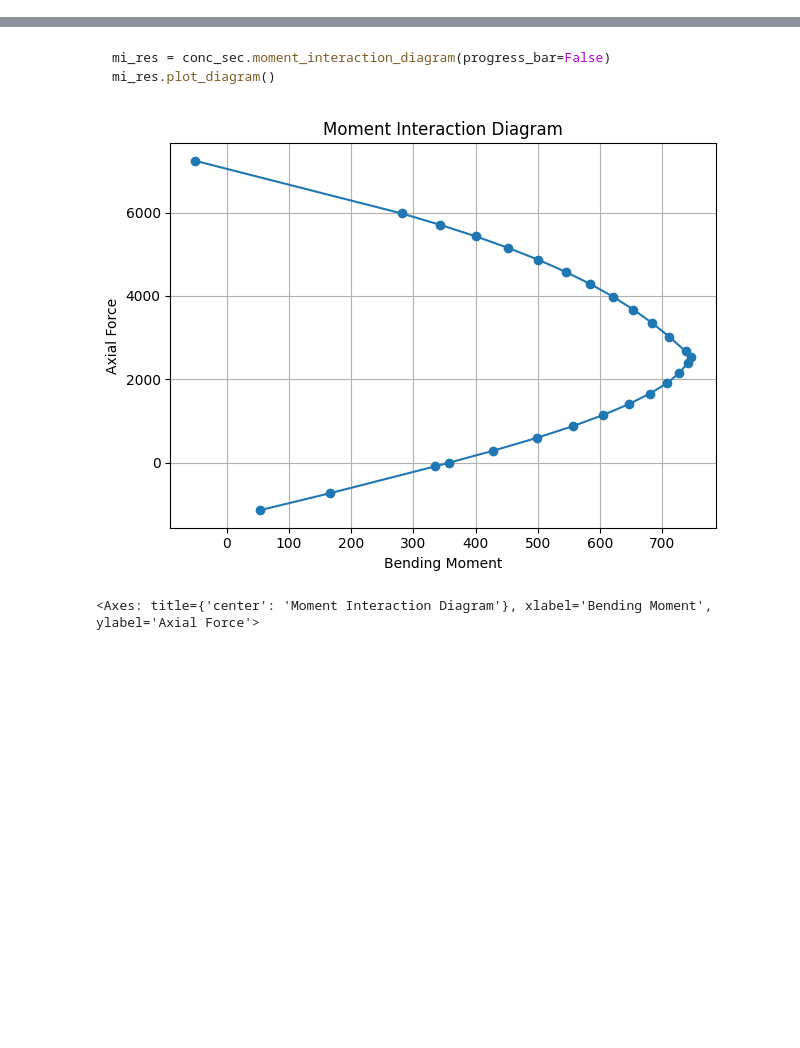
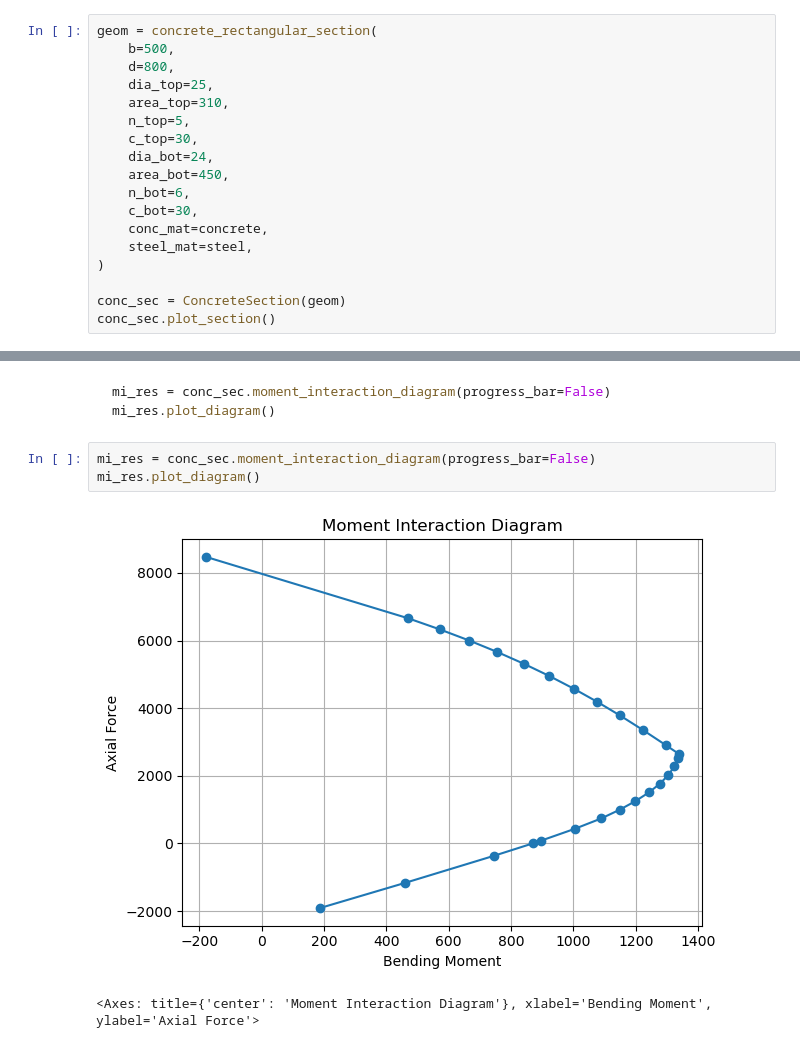
Before and after one commit to albertp16/py-training, a Jupyter notebook: Concrete Section.ipynb, the cells around one changed output, grey strips where cells are left out. Cells and saved outputs as stored; diff of their text form; blank space fills up the shorter version.

````diff
--- a/Concrete Section.ipynb
+++ b/Concrete Section.ipynb
@@ -100,4 +159,21 @@ conc_sec = ConcreteSection(geom)
 conc_sec.plot_section()
 ```
 # %%
+geom = concrete_rectangular_section(
+    b=500,
+    d=800,
+    dia_top=25,
+    area_top=310,
+    n_top=5,
+    c_top=30,
+    dia_bot=24,
+    area_bot=450,
+    n_bot=6,
+    c_bot=30,
+    conc_mat=concrete,
+    steel_mat=steel,
+)
+
+conc_sec = ConcreteSection(geom)
+conc_sec.plot_section()
 # %% [output]
@@ -109,6 +185,8 @@ mi_res = conc_sec.moment_interaction_diagram(progress_bar=False)
 mi_res.plot_diagram()
 ```
 # %%
+mi_res = conc_sec.moment_interaction_diagram(progress_bar=False)
+mi_res.plot_diagram()
 # %% [output]
-[figure, old version]
+[figure, new version]
 <Axes: title={'center': 'Moment Interaction Diagram'}, xlabel='Bending Moment', ylabel='Axial Force'>
````
Also changed, not shown: parts of 4 cells of this notebook, 5 other files.
